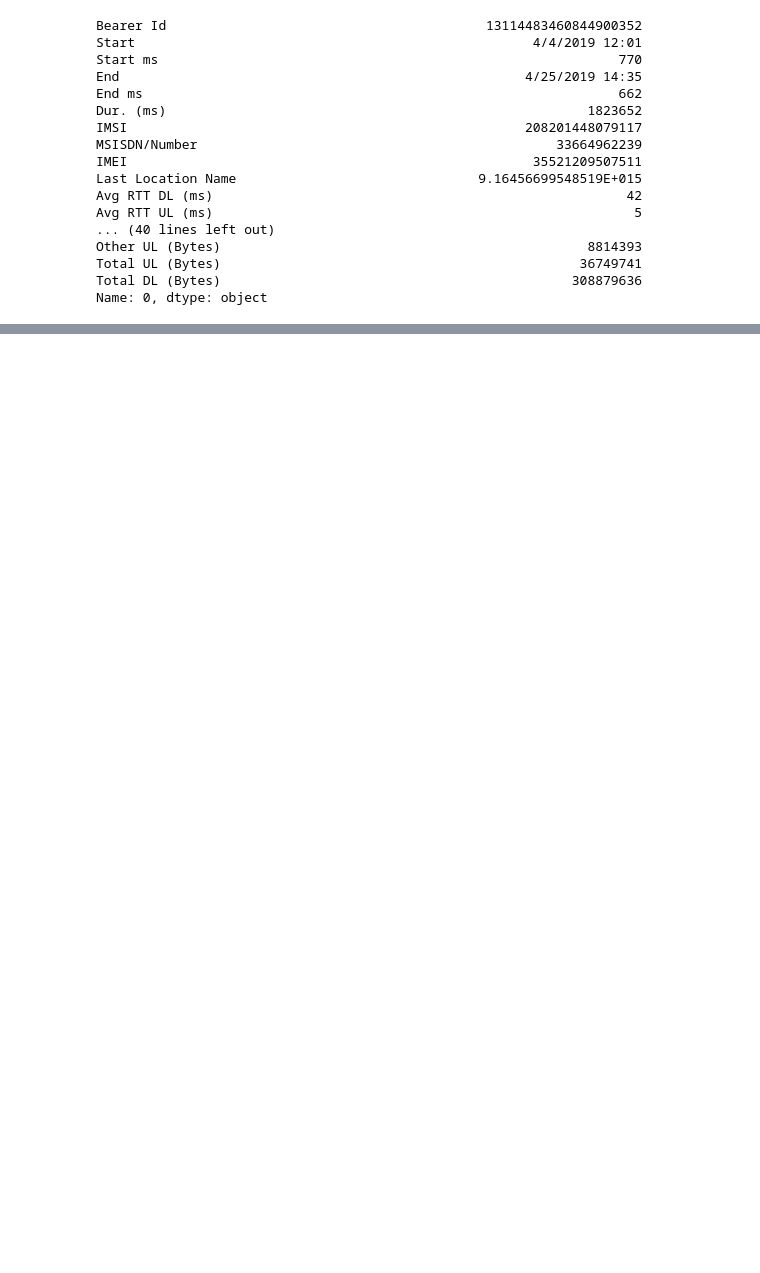
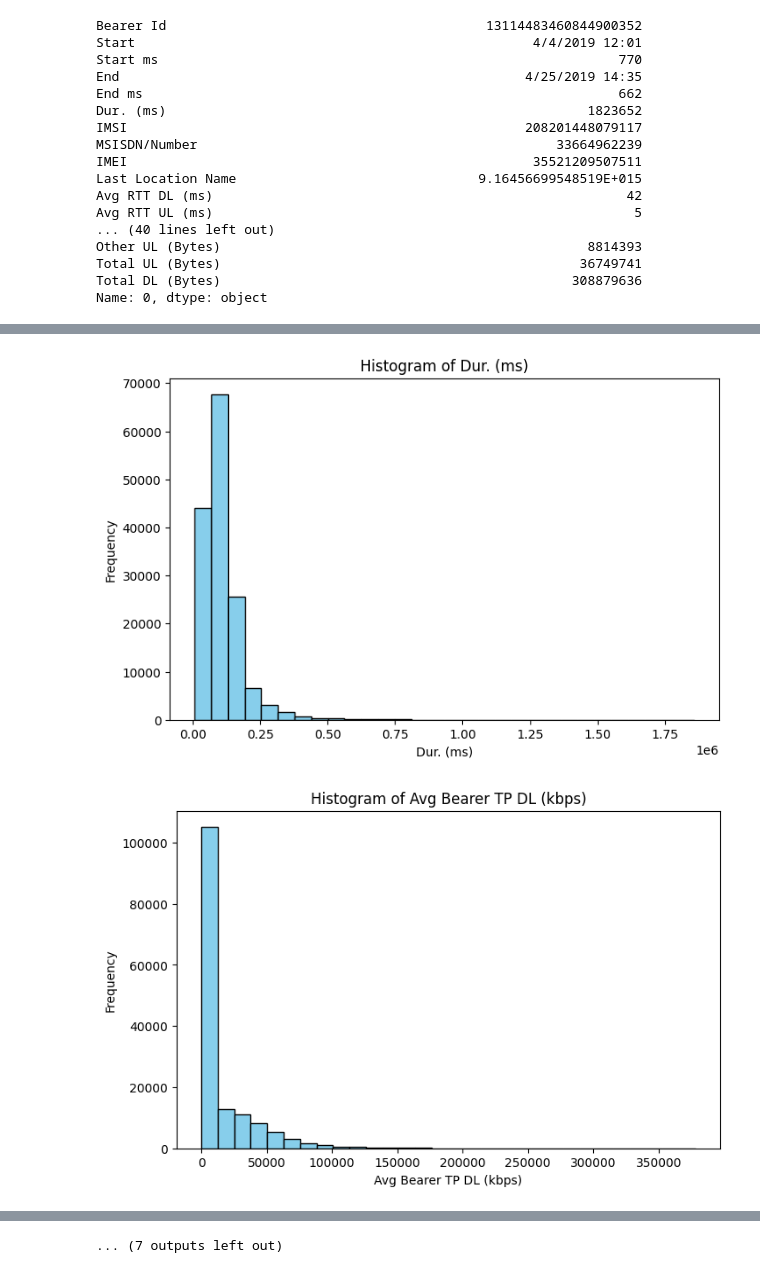
Before and after one commit to merronmuche/telecom_eda, a Jupyter notebook: notebooks/eda.ipynb, the cells around one changed output, grey strips where cells are left out. Drawn from its saved outputs; the diff is of its cells as text; code cells hidden in the pictures; blank space fills up the shorter version.

```diff
--- a/notebooks/eda.ipynb
+++ b/notebooks/eda.ipynb
@@ -212,13 +254,17 @@ dispersion_data
 # %%
+"""Conduct a Graphical Univariate Analysis by identifying the most suitable plotting options for
+each variable and interpret your findings."""
 import matplotlib.pyplot as plt
 
-# Assuming df is your DataFrame
 numeric_columns = displayed_data.select_dtypes(include='number').columns
 
 for column in numeric_columns:
     plt.figure(figsize=(8, 5))
     plt.hist(df[column].dropna(), bins=30, color='skyblue', edgecolor='black')
     plt.title(f'Histogram of {column}')
     plt.xlabel(column)
     plt.ylabel('Frequency')
     plt.show()
+# %% [output]
+[figure, added]
+[figure, added]
@@ -225 +281,2 @@ for column in numeric_columns:
+... (7 outputs left out)
 # %%
```
Also changed, not shown: parts of 19 cells of this notebook, 1 other file.
